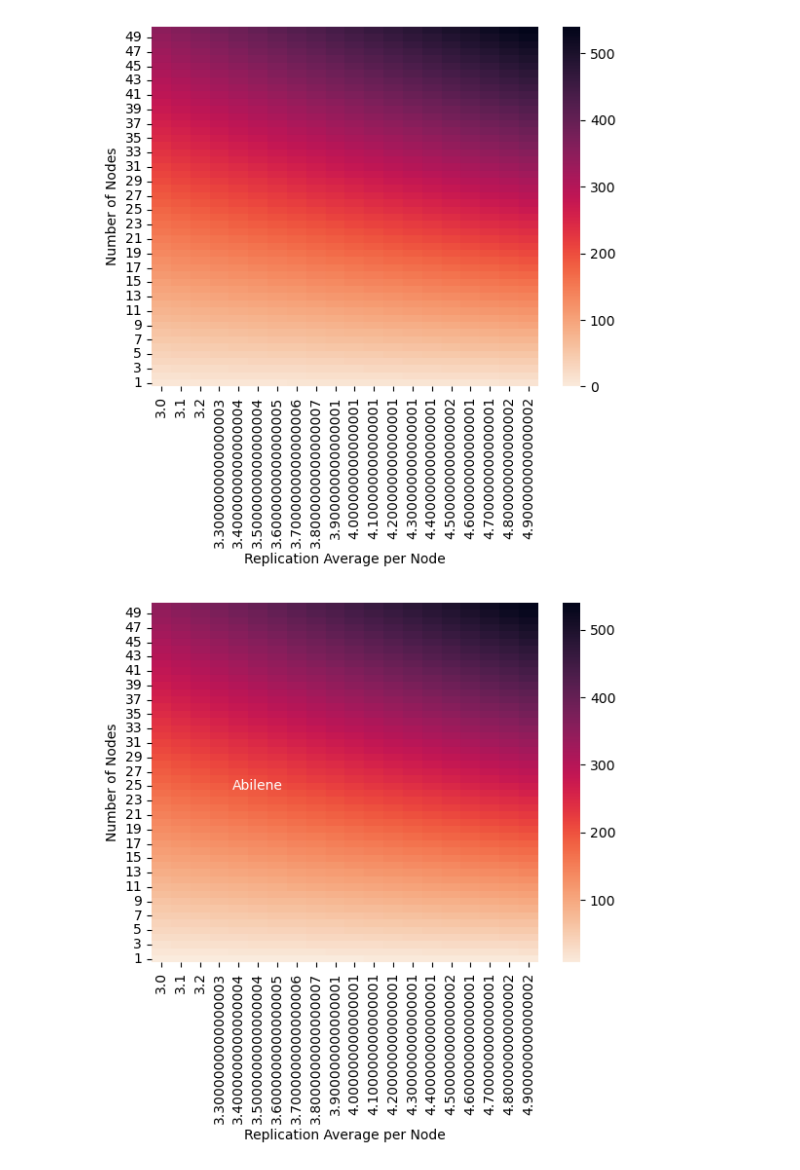
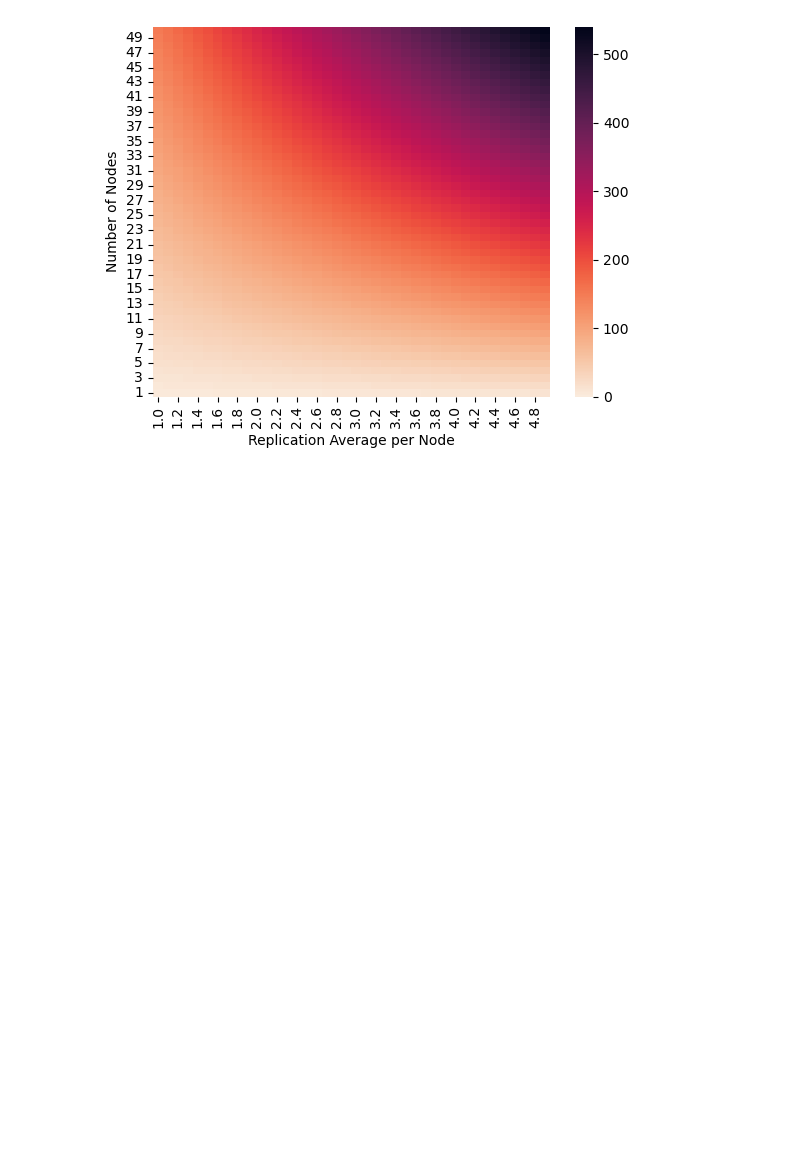
Before and after one commit to nerds-ufes/Polkalyzer, a Jupyter notebook: GraphToProbe.ipynb, the cells around one changed output. Drawn from its saved outputs; the diff is of its cells as text; code cells hidden in the pictures; blank space fills up the shorter version.

Commit message:
fixado heapMap, download all topologys, outro plot

```diff
--- a/GraphToProbe.ipynb
+++ b/GraphToProbe.ipynb
@@ -36,6 +36,12 @@ def EdgeListToMST(path):
 def GMLToMST(path):
     G = nx.read_gml(path,destringizer=int,label='id') #
     topologyName = G.graph['Network'] #Hooka o atributo network que identifica o nome da Topologia
+    isBackBone = G.graph['Backbone']
+    numberOfNodes = G.number_of_nodes()
+    numberOfEdges = G.number_of_edges()
+    print(isBackBone, numberOfNodes, numberOfEdges)
+
+
     edgeList = list(map(list,G.edges()))
     #print(edgeList)
     G = nx.from_edgelist(edgeList)
@@ -43,10 +49,10 @@ def GMLToMST(path):
     edgeList = list(map(list, T.edges()))
     T = nx.from_edgelist(edgeList)
     #print(T)
-    return T,topologyName
+    return T,topologyName,isBackBone,numberOfNodes,numberOfEdges
 
 
-def toDataframe(df,topology,sonda):
+def toDataframe(df,topology,isBackBone,numberOfNodes,numberOfEdges,sonda):
     #Overhead por abordagem
     overheadDP_mPolkaCRC8 = sum(sum(overhead_DataPlane_MPolkaCRC8,[]))
     overheadDP_mPolkaCRC16 = sum(sum(overhead_DataPlane_MPolkaCRC16,[]))
@@ -60,6 +66,9 @@ def toDataframe(df,topology,sonda):
 
     matrixOverhead = {}
     matrixOverhead['Topology'] = [topology,topology]
+    matrixOverhead['IsBackBone'] = [topology,topology]
+    matrixOverhead['Number Of Nodes'] = [topology,topology]
+    matrixOverhead['Number Of Edges'] = [topology,topology]
     matrixOverhead['Where'] = ['DataPlane','ControlPlane']
     matrixOverhead['MPINT'] = [overheadDP_mPINT,overheadCP_mPINT]
     matrixOverhead['MPolka CRC8'] = [overheadDP_mPolkaCRC8,overheadCP_mPolkaCRC8]
@@ -70,7 +79,7 @@ def toDataframe(df,topology,sonda):
     return result
 
 def appendGraphToDataFrame(df,path):
-    G,topologyName = GMLToMST(path)
+    G,topologyName,isBackBone,numberOfNodes,numberOfEdges = GMLToMST(path)
     sondaAux = dfs_init(G,node)
     #print(topologyName,'Edges = ', G.edges())
     #print('DP MPINT:',overhead_DataPlane_MPINT)
@@ -80,7 +89,7 @@ def appendGraphToDataFrame(df,path):
     #print('DP MPolka CRC16:',overhead_DataPlane_MPolkaCRC16)
     #print('CP MPolka CRC16:',overhead_ControlPlane_MPolkaCRC16)
     print('Matriz de Sondas',topologyName,' =',sondaAux,'\n')
-    df = toDataframe(df,topologyName,sondaAux)
+    df = toDataframe(df,topologyName,isBackBone,numberOfNodes,numberOfEdges,sondaAux)
     return df
 
 def appendAllTopologysToDataFrame(df):
@@ -240,16 +249,16 @@ df = pd.DataFrame(columns=['Topology','Where','MPolka CRC8','MPolka CRC16','MPIN
 sondaIsis = dfs_init(GIsis,node)
 print('Matriz de Sondas Isis = ',sondaIsis,'\n')
 df = toDataframe(df,'Isis',sondaIsis) #DataFrame Isis Example
+df = appendAllTopologysToDataFrame(df)
 
-df = appendAllTopologysToDataFrame(df)
 print(df)
 df.to_csv('overhead.csv',index=False)
 
-#sns.displot(df, x="MPolka",hue="Where",element="step");
 sns.catplot(x="Topology", y="MPolka CRC8", hue="Where",kind="bar", data=df, errorbar = None);
 sns.catplot(x="Topology", y="MPolka CRC16", hue="Where",kind="bar", data=df, errorbar = None);
 sns.catplot(x="Topology", y="MPINT", hue="Where",kind="bar", data=df, errorbar = None);
 sns.catplot(x="Topology", y="INT Clássico", hue="Where",kind="bar", data=df, errorbar = None);
+df.plot()
 # %% [output]
 Digite o nó que enviará a sonda em G:
 Matriz de Sondas Isis =  [[1, 5, 3], [2, 6, 4], [7]]
@@ -275,49 +286,30 @@ Matriz de Sondas Abilene  = [[1, 0, 2, 9, 8, 5], [10, 7, 6, 3], [4]]
 # %%
 import pandas as pd
 import seaborn as sns
 import matplotlib.pyplot as plt
 import numpy as np
 
 
 maxNodes = 50
 maxReplication = 5.0
 
 
 def StateOverheadHeatMap(maxNodes,maxReplication):
-    replicationArr = np.arange(3.0,maxReplication,0.1)
+    replicationArr = np.arange(1.0,maxReplication,0.1)
     newArr = []
     for i in range (1,maxNodes+1):
         for j in replicationArr:
-            newArr.append([i,j])
+            newArr.append([i,round(j,1)])
 
     df = pd.DataFrame(data=newArr,columns=['Number of Nodes','Replication Average per Node'])
     df['State Overhead'] = df.apply(lambda x : x['Number of Nodes']*(1+2*(x['Replication Average per Node'])),axis=1)
     heatMap = df.pivot('Number of Nodes','Replication Average per Node','State Overhead')
     sns.heatmap(data=heatMap, annot=False, fmt="f", vmin=-0.05,cmap="rocket_r")
     plt.gca().invert_yaxis()
     plt.show()
     return heatMap
 
 
 hMap = StateOverheadHeatMap(maxNodes,maxReplication)
-
-def hotLabels(v):
-    if(v == 100):
-        return "Isis"
-    elif(v == 200):
-        return "Abilene"
-    elif((v > 400.8) and (v < 401)):
-        return "FORTHNET"
-    else:
-        return ""
-
-labels = hMap.applymap(lambda v: hotLabels(v))
-
-# Pass the labels to heatmap function
-sns.heatmap(hMap, annot=labels, annot_kws={'fontsize':10}, fmt='',cmap="rocket_r")
-plt.gca().invert_yaxis()
-
-plt.show()
 # %% [output]
-[figure, old version]
+[figure, new version]
-[figure, removed]
```
Also changed, not shown: parts of 1 cell of this notebook, 7 other files.
